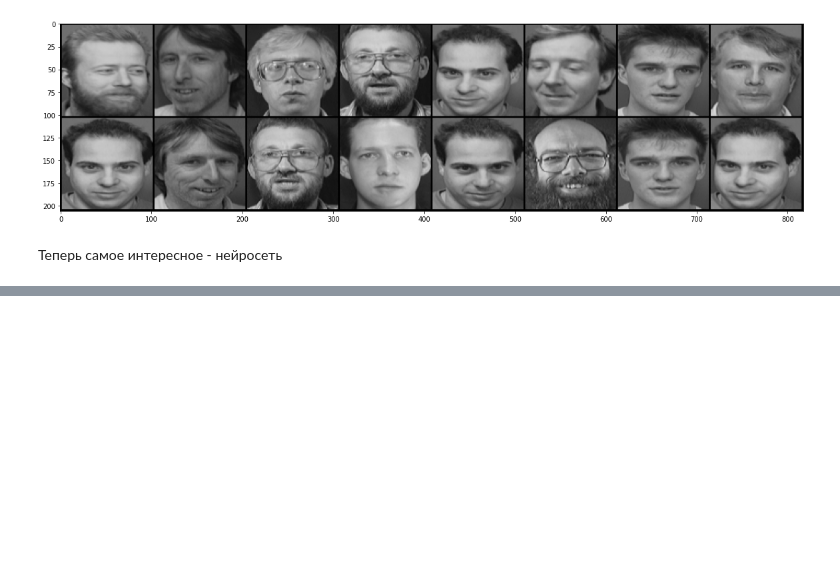
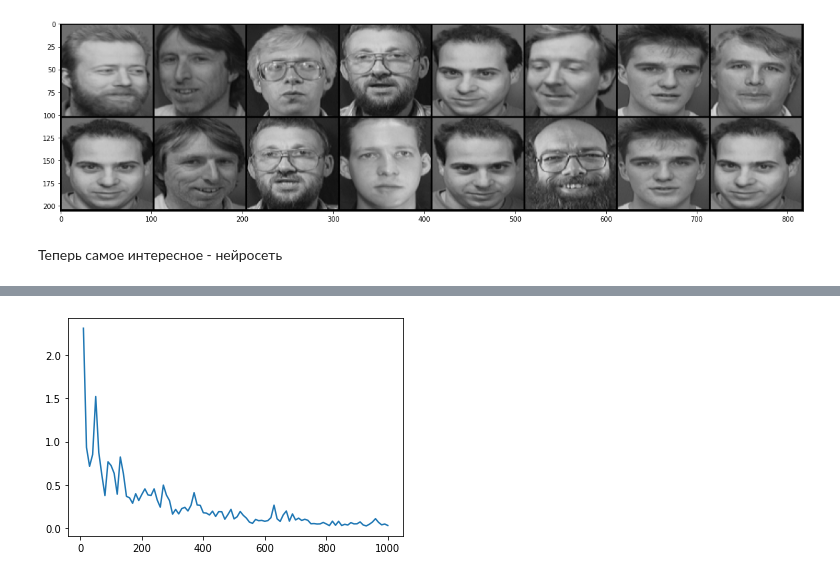
Before and after one commit to preciselyV/masteringComputerVision, a Jupyter notebook: nets/SiameseNN.ipynb, the cells around one changed output, grey strips where cells are left out. Cells and saved outputs as stored; diff of their text form; code cells hidden in the pictures; blank space fills up the shorter version.

```diff
--- a/nets/SiameseNN.ipynb
+++ b/nets/SiameseNN.ipynb
@@ -132,8 +132,7 @@ class SiameseNN(nn.Module):
             nn.MaxPool2d(kernel_size=2,stride=2),
 
             nn.Conv2d(in_channels = 256, out_channels = 384, kernel_size=3, stride=1),
-            nn.ReLU(inplace=True),
-            nn.Flatten(0,-1)
+            nn.ReLU(inplace=True)
         )
 
         self.fc1 = nn.Sequential(
@@ -141,14 +140,15 @@ class SiameseNN(nn.Module):
             nn.Linear(in_features=384, out_features=1024),
             nn.ReLU(inplace=True),
 
-            nn.Linear(1024,128),
+            nn.Linear(1024,256),
             nn.ReLU(inplace=True),
 
-            nn.Linear(128,2)
+            nn.Linear(256,2)
         )
 
     def forwardOnce(self,x):
         out = self.cnn1(x)
+        out = out.view(out.size()[0], -1)
         out = self.fc1(out)
         return out
 
@@ -162,0 +164,10 @@ tensor([0.0344, 0.0172], grad_fn=<AddBackward0>)
+# %%
+class ContrastiveLoss(nn.Module):
+    def __init__(self, m = 2.0):
+        super(ContrastiveLoss, self).__init__()
+        self.margin = m
+
+    def forward(self, vec1,vec2, label):
+        dst = nn.functional.pairwise_distance(vec1,vec2, keepdim=True)
+        return torch.mean((1-label) * torch.pow(dst, 2) +
+                                    (label) * torch.pow(torch.clamp(self.margin - dst, min=0.0), 2))
@@ -162,0 +198,19 @@ tensor([0.0344, 0.0172], grad_fn=<AddBackward0>)
+# %%
+from torch.optim import Adam
+device = torch.device("cuda:0" if torch.cuda.is_available() else "cpu")
+model = SiameseNN()
+model = model.to(device)
+
+transforms = T.Compose([
+    T.Resize((100,100)),
+    T.Grayscale(),
+    T.ToTensor()
+])
+root = "./data/at&t/faces/training"
+trainingDataset = SiameseDataset(root = root, transform = transforms)
+
+trainingDl = DataLoader(dataset=trainingDataset, batch_size=64,shuffle=True)
+lossFunc = ContrastiveLoss()
+optimizer = Adam(model.parameters(), lr = 0.0005 )
+epochs = 100
+print(device)
@@ -162,0 +219,2 @@ tensor([0.0344, 0.0172], grad_fn=<AddBackward0>)
+# %%
+counter, lossHist, iterationNum = train(model, trainingDl,optimizer,lossFunc,epochs, device)
@@ -162,0 +239,5 @@ tensor([0.0344, 0.0172], grad_fn=<AddBackward0>)
+# %%
+plt.plot(counter,lossHist)
+plt.show()
+# %% [output]
+[figure, added]
```
Also changed, not shown: parts of 8 cells of this notebook.
